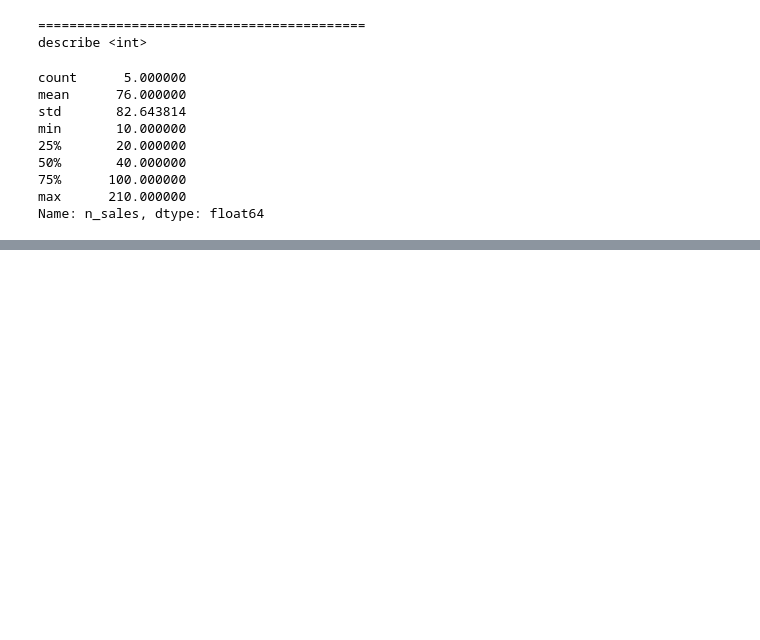
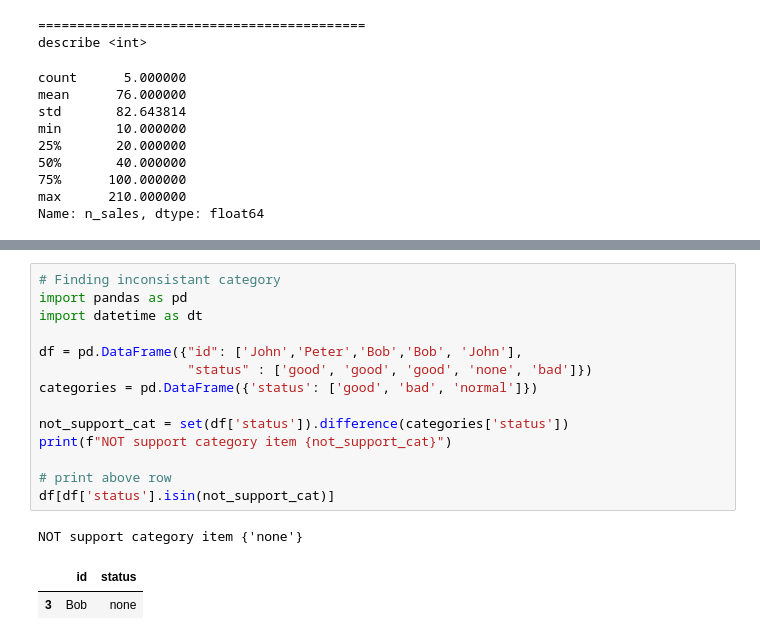
Before and after one commit to gabrielwithappy/python_study, a Jupyter notebook: Python_Basic.ipynb, the cells around one changed output, grey strips where cells are left out. Drawn from its saved outputs; the diff is of its cells as text; blank space fills up the shorter version.

Commit message:
check inconsistant category

```diff
--- a/Python_Basic.ipynb
+++ b/Python_Basic.ipynb
@@ -1205,0 +1265,18 @@ Name: n_sales, dtype: float64
+# %%
+# Finding inconsistant category
+import pandas as pd
+import datetime as dt
+
+df = pd.DataFrame({"id": ['John','Peter','Bob','Bob', 'John'],
+                   "status" : ['good', 'good', 'good', 'none', 'bad']})
+categories = pd.DataFrame({'status': ['good', 'bad', 'normal']})
+
+not_support_cat = set(df['status']).difference(categories['status'])
+print(f"NOT support category item {not_support_cat}")
+
+# print above row
+df[df['status'].isin(not_support_cat)]
+# %% [output]
+NOT support category item {'none'}
+|  | id | status |
+| 3 | Bob | none |
```
Also changed, not shown: parts of 2 cells of this notebook.
